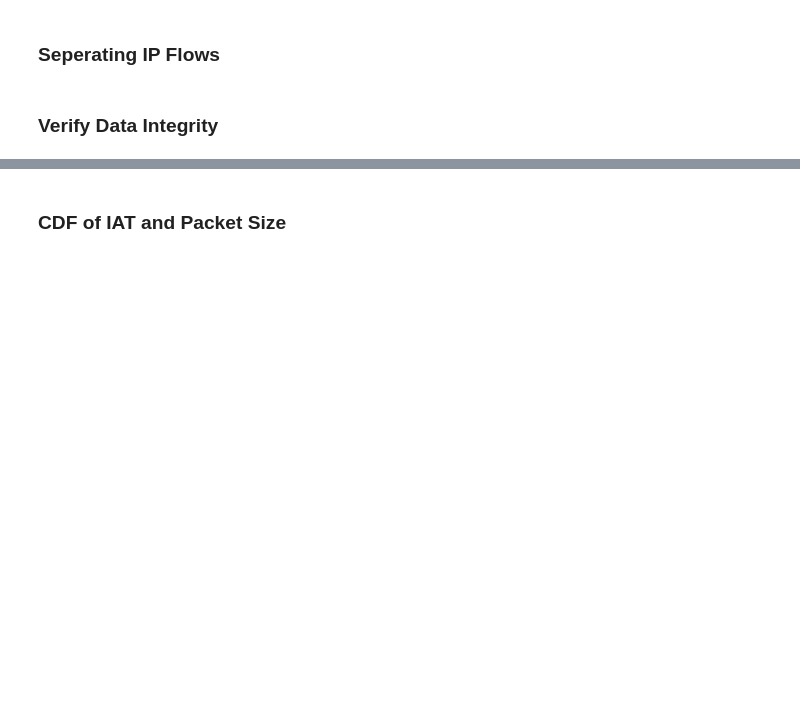
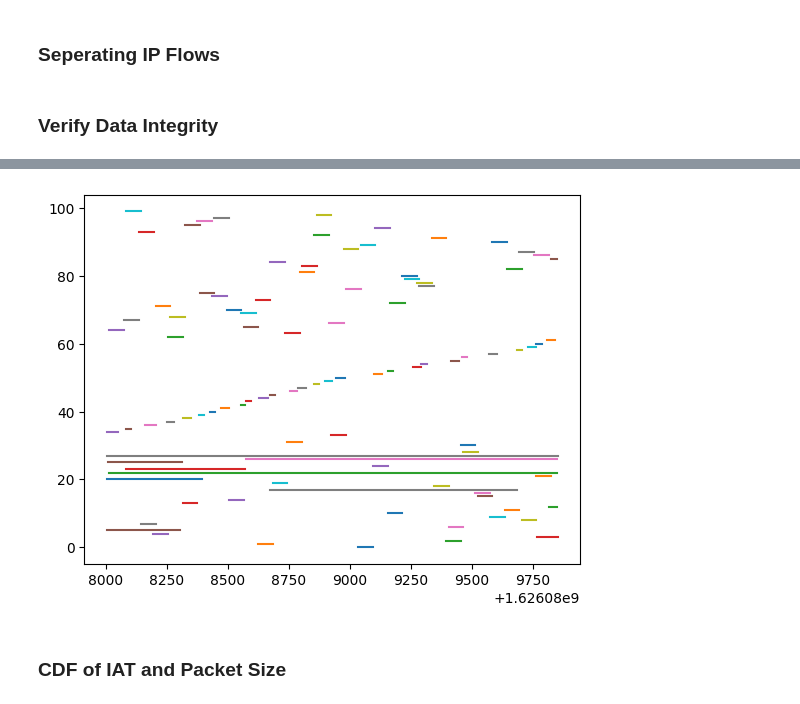
Before and after one commit to nathanielCherian/network-traffic-analysis, a Jupyter notebook: MirageProcess.ipynb, the cells around one changed output, grey strips where cells are left out. Saved outputs shown, nothing was run; the diff lists cells and outputs as text; code cells hidden in the pictures; blank space fills up the shorter version.

```diff
--- a/MirageProcess.ipynb
+++ b/MirageProcess.ipynb
@@ -54,3 +51,16 @@ flow_stats_df
+# %%
+x_vals_1 = flow_stats_df['start']
+x_vals_2 = flow_stats_df['end']
+datas = []
+for i, xs in enumerate(zip(x_vals_1, x_vals_2)):
+    datas.append((xs, (i,i)))
+# %%
+import matplotlib.pyplot as plt
+
+for line in datas:
+    plt.plot(line[0], line[1])
+# %% [output]
+[figure, added]
 # %% [markdown]
 ### CDF of IAT and Packet Size
 # %%
```
Also changed, not shown: parts of 19 cells of this notebook, 1 other file.
